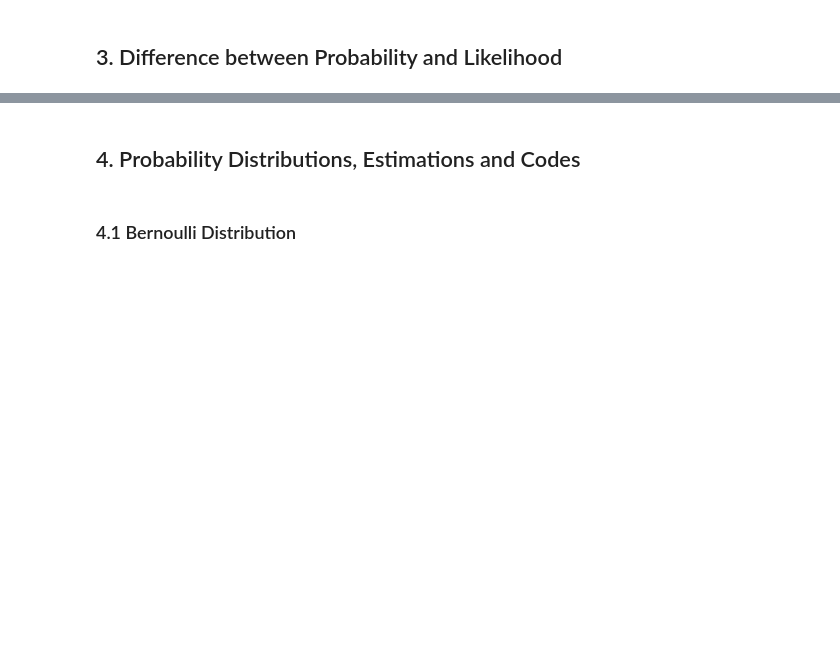
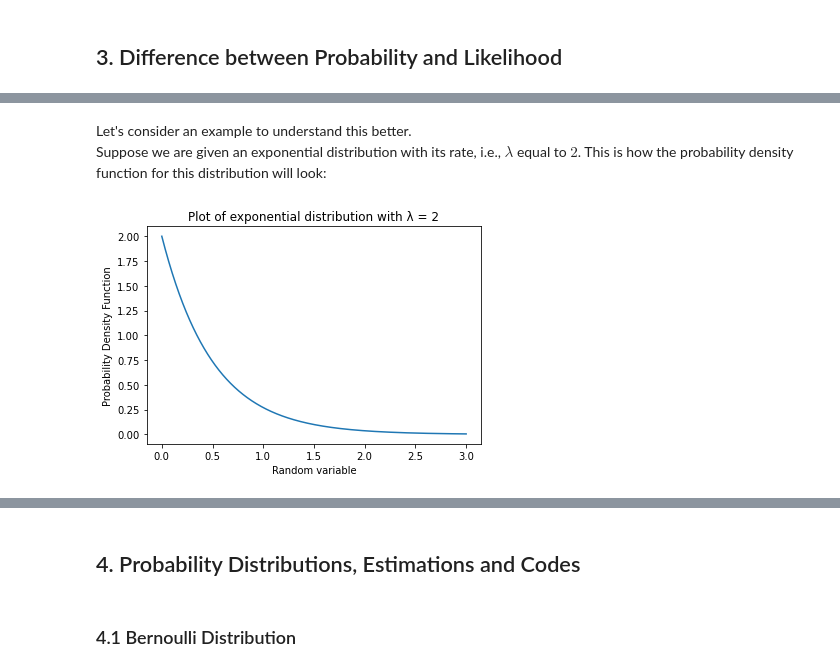
Before and after one commit to PetalsOnWind/Statistics-and-Econometrics-for-Data-Science, a Jupyter notebook: notebooks/maximum-likelihood-estimation.ipynb, the cells around one changed output, grey strips where cells are left out. Saved outputs shown, nothing was run; the diff lists cells and outputs as text; code cells hidden in the pictures; blank space fills up the shorter version.

Commit message:
Add difference between likelihood and probability
Also corrected the range of likelihood function which was wrongly specified in the previous commits

```diff
--- a/notebooks/maximum-likelihood-estimation.ipynb
+++ b/notebooks/maximum-likelihood-estimation.ipynb
@@ -81,0 +94,3 @@ Now that we have seen the way to maximise the likelihood of estimation, let's do
+# %% [markdown]
+Let's consider an example to understand this better. <br>
+Suppose we are given an exponential distribution with its rate, i.e., $\lambda$ equal to $2$. This is how the probability density function for this distribution will look:
@@ -81,0 +105,14 @@ Now that we have seen the way to maximise the likelihood of estimation, let's do
+# %%
+# find 10000 exponentially distributed values between 0 and 3
+rate = 2 # lambda
+x = np.linspace(0, 3, 10000) # 10000 uniformly spaced values between 0 and 3
+y_pdf = ss.expon.pdf(x, scale=(1 / rate)) # scale is inverse of lambda, pdf function returns pdf values
+
+# plot the values to visualise the distribution
+# we use semicolons here to hide unwanted lines in the output (just like it happens in MATLAB)
+plt.plot(x, y_pdf); # plot x againtst y values
+plt.title('Plot of exponential distribution with λ = 2'); # give title to the plot
+plt.ylabel('Probability Density Function'); # give y axis label
+plt.xlabel('Random variable'); # give x axis label
+# %% [output]
+[figure, added]
```
Also changed, not shown: parts of 11 cells of this notebook.
